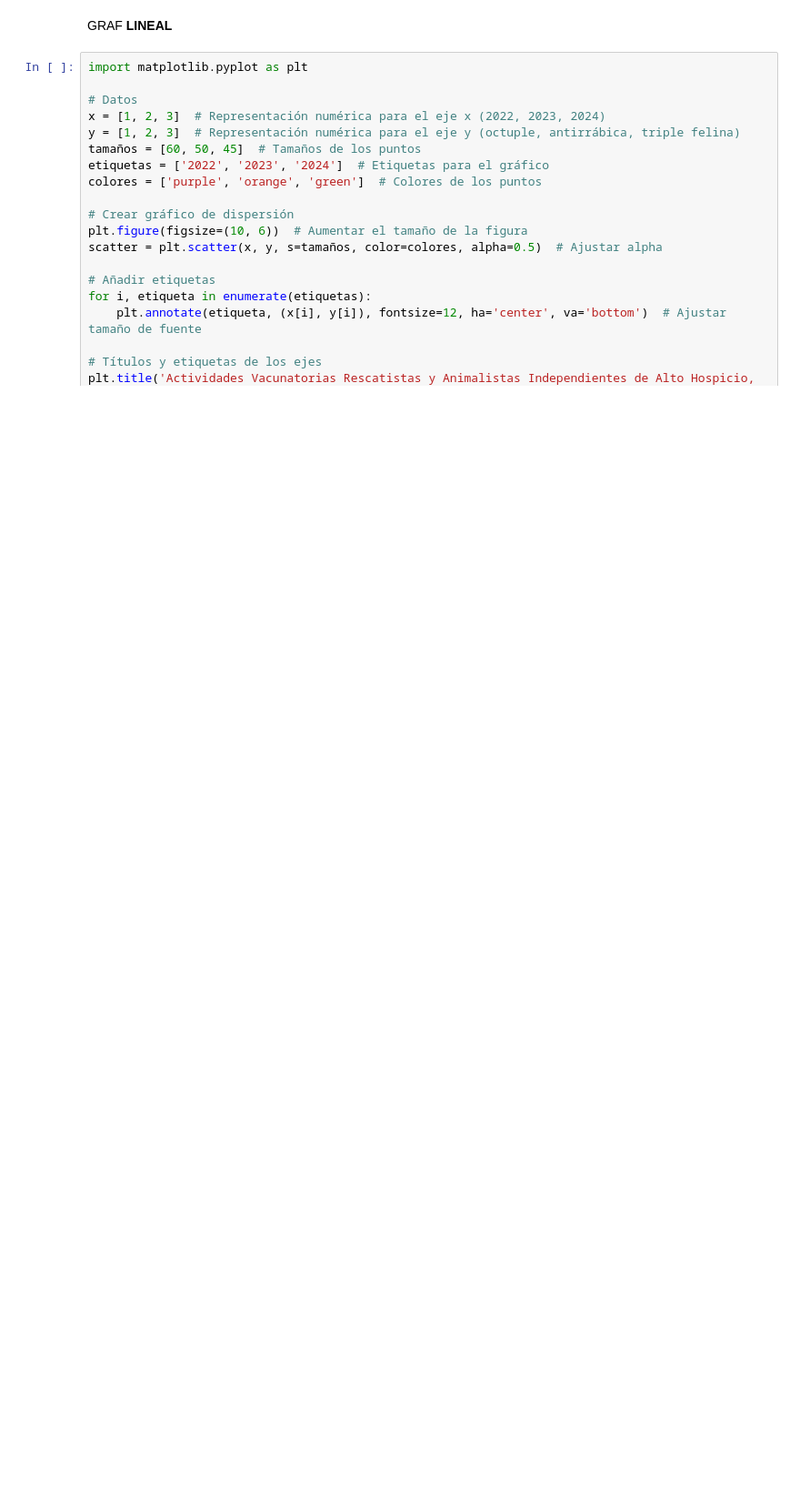
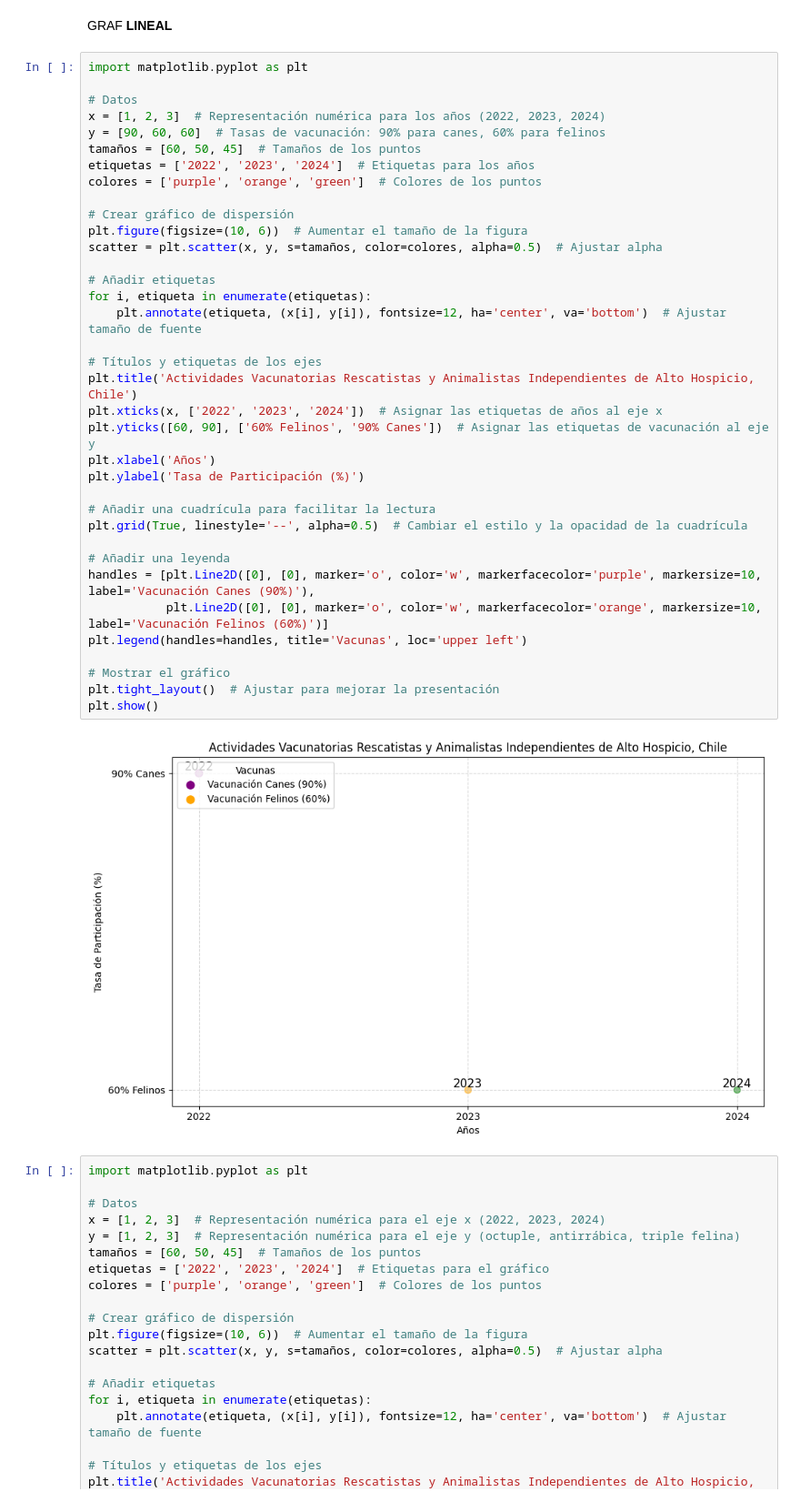
Before and after one commit to Vanessa0ne/Rails, a Jupyter notebook: graficosvacunatorios.ipynb, the cells around one changed output. Shown at 91% size. Saved outputs shown, nothing was run; the diff lists cells and outputs as text; blank space fills up the shorter version.

```diff
--- a/graficosvacunatorios.ipynb
+++ b/graficosvacunatorios.ipynb
@@ -88,6 +88,44 @@ plt.show()
 [figure]
 # %% [markdown]
 GRAF **LINEAL**
+# %%
+import matplotlib.pyplot as plt
+
+# Datos
+x = [1, 2, 3]  # Representación numérica para los años (2022, 2023, 2024)
+y = [90, 60, 60]  # Tasas de vacunación: 90% para canes, 60% para felinos
+tamaños = [60, 50, 45]  # Tamaños de los puntos
+etiquetas = ['2022', '2023', '2024']  # Etiquetas para los años
+colores = ['purple', 'orange', 'green']  # Colores de los puntos
+
+# Crear gráfico de dispersión
+plt.figure(figsize=(10, 6))  # Aumentar el tamaño de la figura
+scatter = plt.scatter(x, y, s=tamaños, color=colores, alpha=0.5)  # Ajustar alpha
+
+# Añadir etiquetas
+for i, etiqueta in enumerate(etiquetas):
+    plt.annotate(etiqueta, (x[i], y[i]), fontsize=12, ha='center', va='bottom')  # Ajustar tamaño de fuente
+
+# Títulos y etiquetas de los ejes
+plt.title('Actividades Vacunatorias Rescatistas y Animalistas Independientes de Alto Hospicio, Chile')
+plt.xticks(x, ['2022', '2023', '2024'])  # Asignar las etiquetas de años al eje x
+plt.yticks([60, 90], ['60% Felinos', '90% Canes'])  # Asignar las etiquetas de vacunación al eje y
+plt.xlabel('Años')
+plt.ylabel('Tasa de Participación (%)')
+
+# Añadir una cuadrícula para facilitar la lectura
+plt.grid(True, linestyle='--', alpha=0.5)  # Cambiar el estilo y la opacidad de la cuadrícula
+
+# Añadir una leyenda
+handles = [plt.Line2D([0], [0], marker='o', color='w', markerfacecolor='purple', markersize=10, label='Vacunación Canes (90%)'),
+           plt.Line2D([0], [0], marker='o', color='w', markerfacecolor='orange', markersize=10, label='Vacunación Felinos (60%)')]
+plt.legend(handles=handles, title='Vacunas', loc='upper left')
+
+# Mostrar el gráfico
+plt.tight_layout()  # Ajustar para mejorar la presentación
+plt.show()
+# %% [output]
+[figure, added]
 # %%
 import matplotlib.pyplot as plt
 
```
